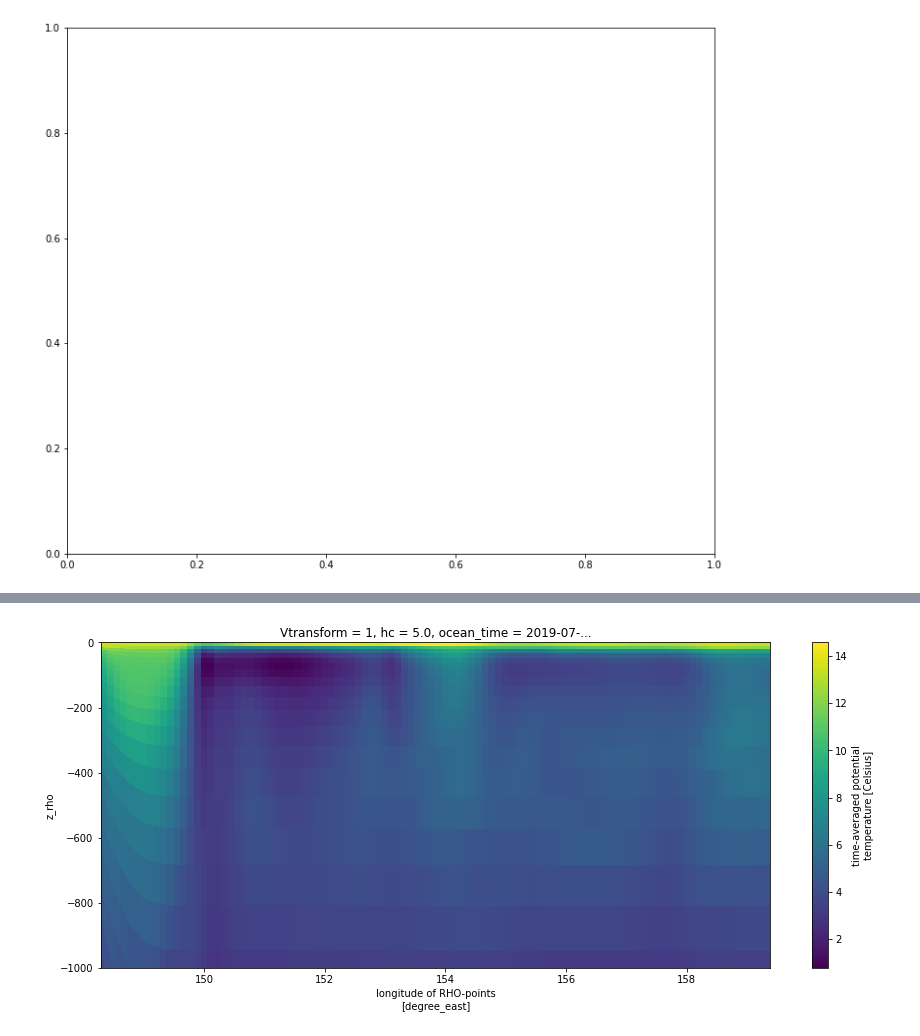
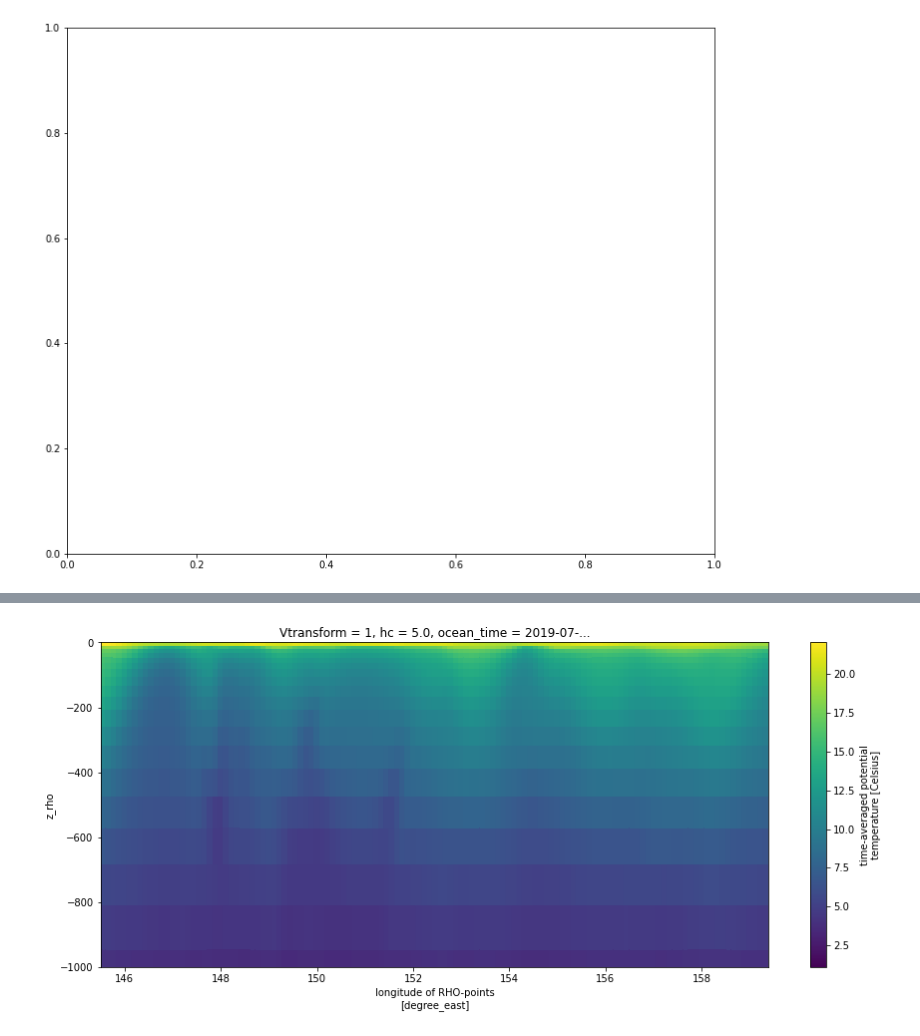
Before and after one commit to kwangwoog/Deep-Ocean, a Jupyter notebook: roms_plot.ipynb, the cells around one changed output, grey strips where cells are left out. Saved outputs shown, nothing was run; the diff lists cells and outputs as text; code cells hidden in the pictures.

```diff
--- a/roms_plot.ipynb
+++ b/roms_plot.ipynb
@@ -233,6 +411,6 @@ plt.ylim([-500,0]);
 # %%
-section = ds.temp.isel(xi_rho=slice(300,400), eta_rho=300, ocean_time=0)
+section = ds.temp.isel(xi_rho=slice(275,400), eta_rho=250, ocean_time=0)
 section.plot(x='lon_rho', y='z_rho', figsize=(15, 6), clim=(25, 35),linestyle='dashed')
 plt.ylim([-1000, 1]);
 # %% [output]
-[figure, old version]
+[figure, new version]
```
Also changed, not shown: parts of 25 cells of this notebook.
